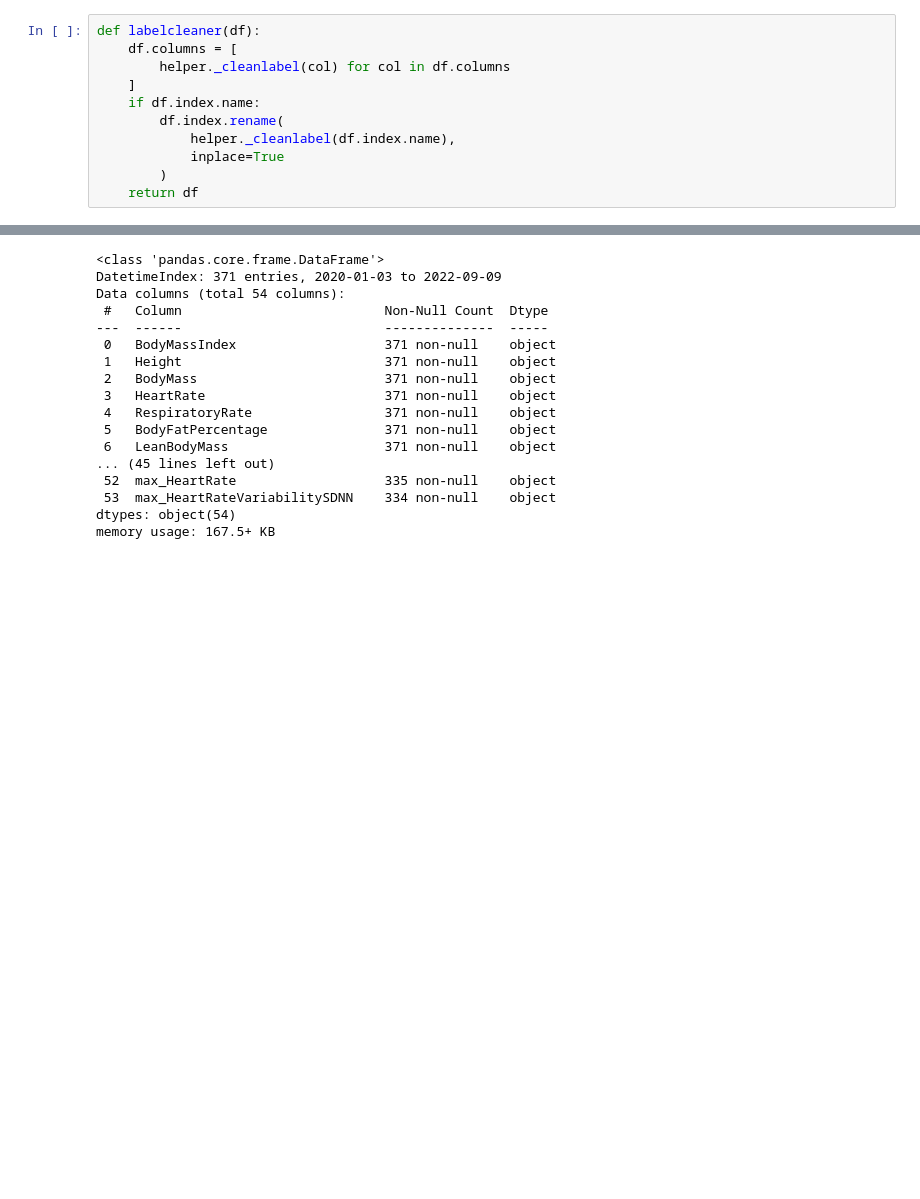
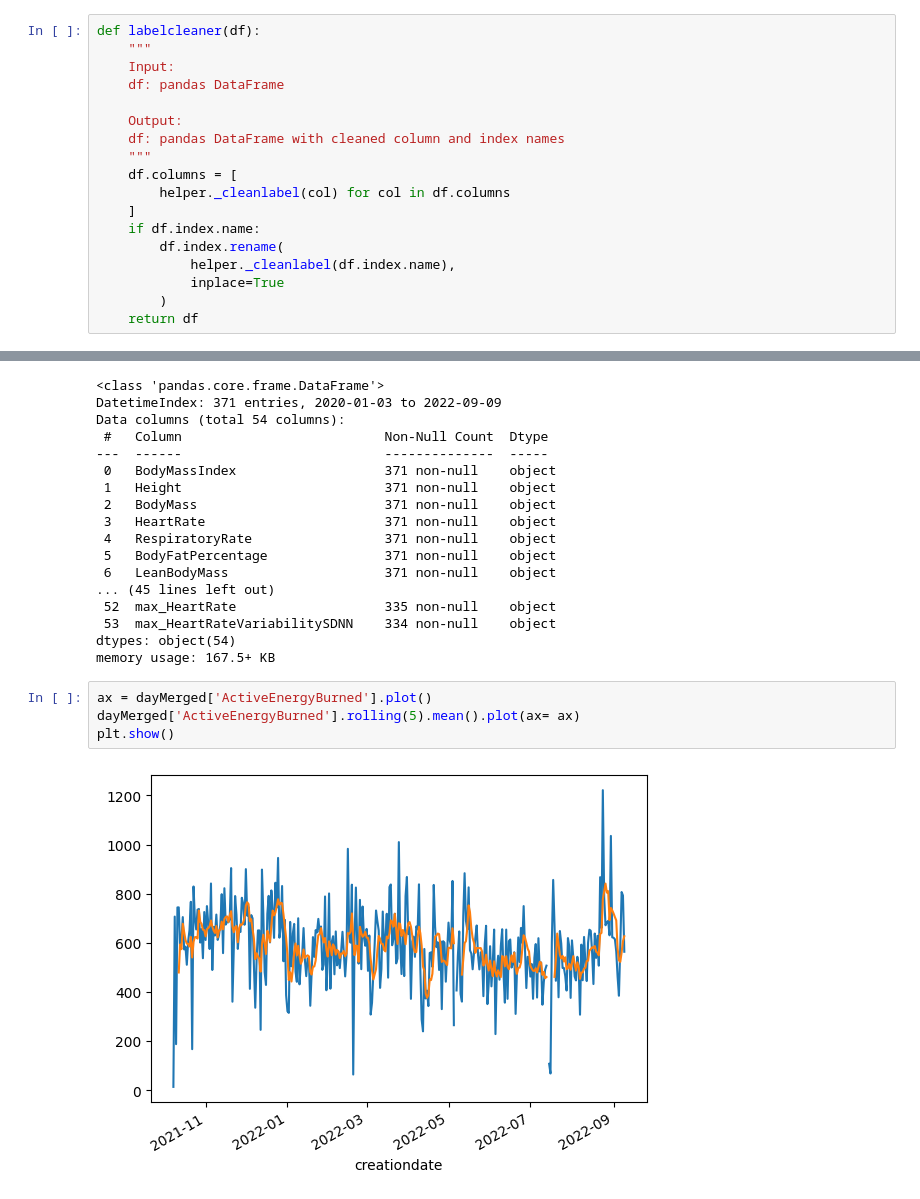
Before and after one commit to ganeshIIT/LifestyleComplete, a Jupyter notebook: GetandLoadData.ipynb, the cells around one changed output, grey strips where cells are left out. Cells and saved outputs as stored; diff of their text form; blank space fills up the shorter version.

```diff
--- a/GetandLoadData.ipynb
+++ b/GetandLoadData.ipynb
@@ -12,5 +17,12 @@ import dataloader
 # %%
 def labelcleaner(df):
+    """
+    Input:
+    df: pandas DataFrame
+
+    Output:
+    df: pandas DataFrame with cleaned column and index names
+    """
     df.columns = [
         helper._cleanlabel(col) for col in df.columns
     ]
@@ -519,3 +629,9 @@ Data columns (total 54 columns):
  53  max_HeartRateVariabilitySDNN    334 non-null    object
 dtypes: object(54)
 memory usage: 167.5+ KB
+# %%
+ax = dayMerged['ActiveEnergyBurned'].plot()
+dayMerged['ActiveEnergyBurned'].rolling(5).mean().plot(ax= ax)
+plt.show()
+# %% [output]
+[figure, added]
```
Also changed, not shown: parts of 15 cells of this notebook, 4 other files.
